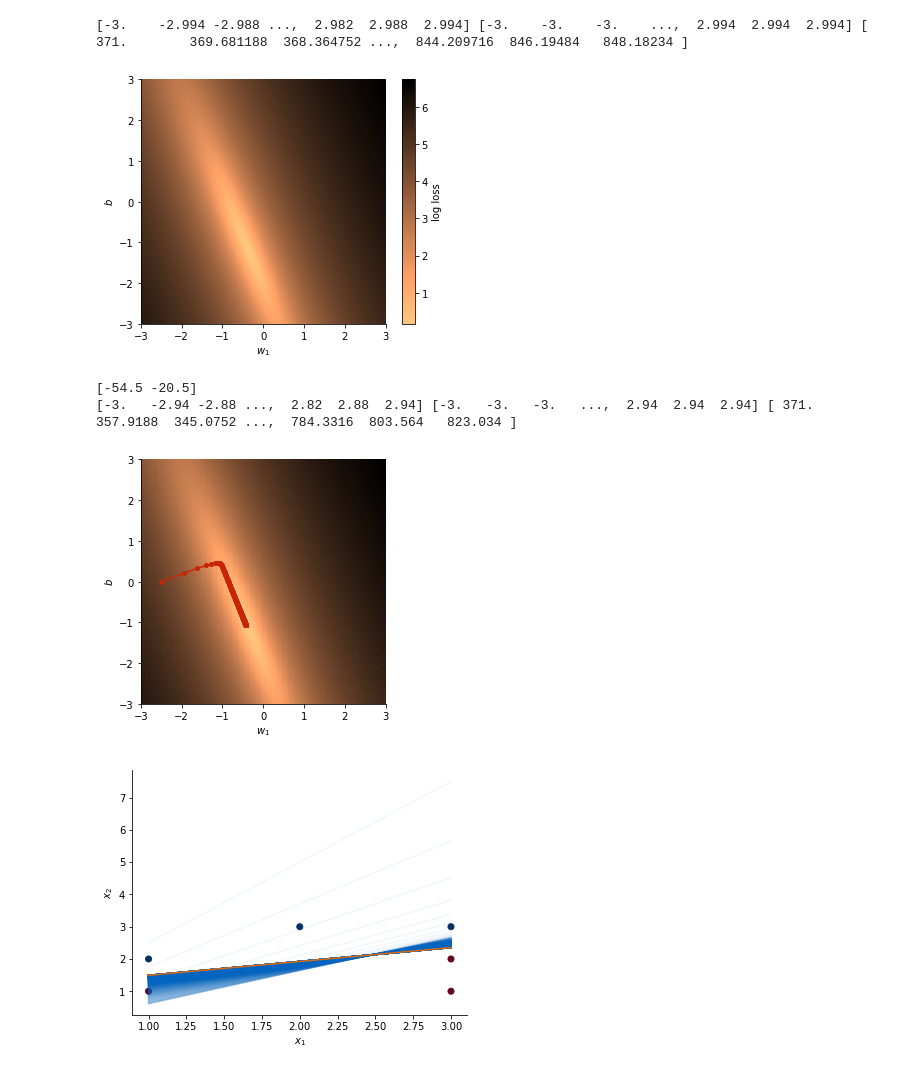
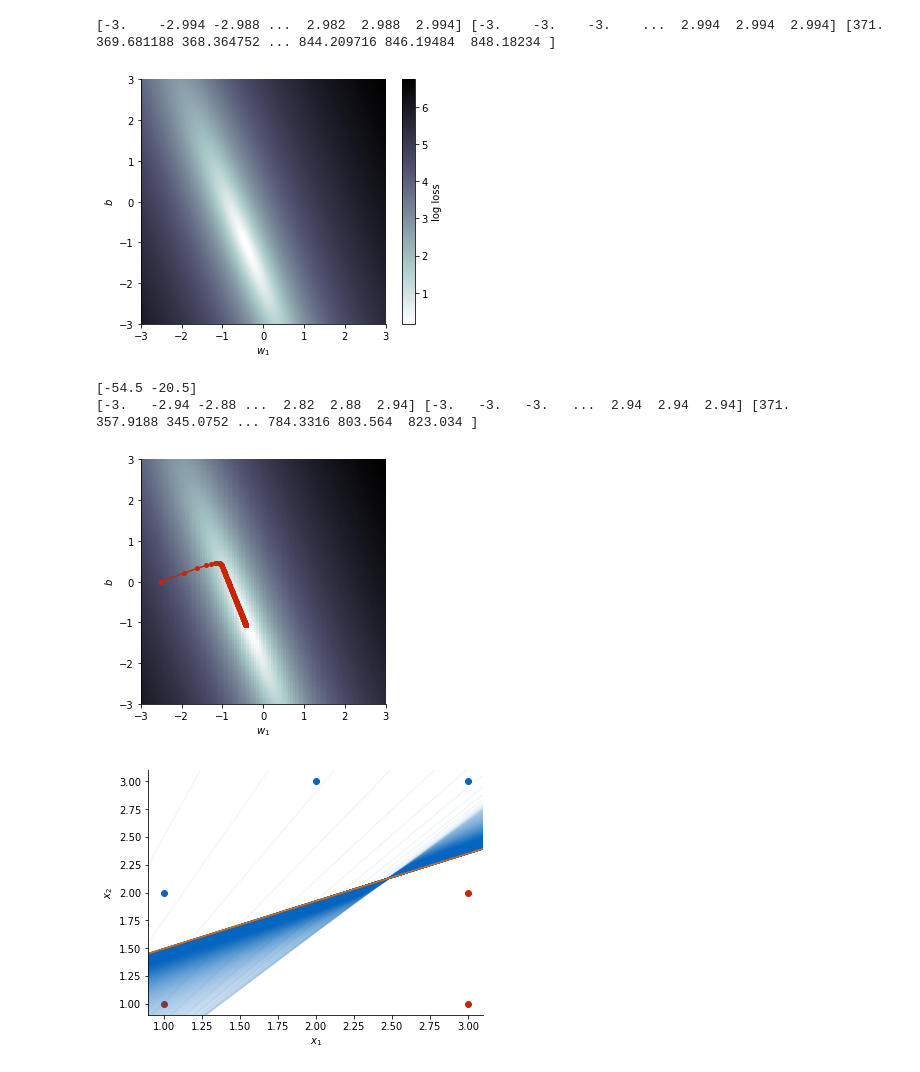
Before and after one commit to mlvu/example-code, a Jupyter notebook: 12 Linear Models 1/Classification.ipynb, the cells around one changed output. Saved outputs shown, nothing was run; the diff lists cells and outputs as text; code cells hidden in the pictures.

Commit message:
Update plots

```diff
--- a/12 Linear Models 1/Classification.ipynb
+++ b/12 Linear Models 1/Classification.ipynb
@@ -146,7 +148,7 @@ losses = losses.reshape(ww.shape)
 plt.figure(figsize=(6, 4.5))
 #plt.scatter(ww.ravel(), bb.ravel(), c=np.log(losses.ravel()), cmap='copper_r')
 #plt.contourf(ww, bb, losses)
-plt.imshow(np.log(losses), origin='lower', extent= wr+br, cmap='copper_r',)
+plt.imshow(np.log(losses), origin='lower', extent= wr+br, cmap='bone_r',)
 
 plt.xlabel('$w_1$')
 plt.ylabel('$b$')
@@ -158,8 +160,8 @@ clean()
 
 plt.savefig('cls-loss-landscape2.pdf')
 # %% [output]
-[-3.    -2.994 -2.988 ...,  2.982  2.988  2.994] [-3.    -3.    -3.    ...,  2.994  2.994  2.994] [ 371.        369.681188  368.364752 ...,  844.209716  846.19484   848.18234 ]
+[-3.    -2.994 -2.988 ...  2.982  2.988  2.994] [-3.    -3.    -3.    ...  2.994  2.994  2.994] [371.       369.681188 368.364752 ... 844.209716 846.19484  848.18234 ]
-[figure, old version]
+[figure, new version]
 # %%
 # same thing, but in a utility function
 def plot_surface():
@@ -181,7 +183,7 @@ def plot_surface():
     # plot the loss landscape
     #plt.scatter(ww.ravel(), bb.ravel(), c=np.log(losses.ravel()))
     #plt.contourf(ww, bb, losses)
-    plt.imshow(np.log(losses), origin='lower', extent= wr+br, cmap='copper_r')
+    plt.imshow(np.log(losses), origin='lower', extent= wr+br, cmap='bone_r')
 
     plt.xlabel('$w_1$')
     plt.ylabel('$b$')
@@ -237,38 +239,42 @@ clean()
 
 plt.savefig('gradient-descent-cls.pdf')
 
 # Plot the model in feature space
 
-xlin = np.linspace(1.0, 3.0, 10)
+xlin = np.linspace(0.0, 3.5, 10)
 
 plt.figure(figsize=(6, 4.5))
 
 l = sequence.shape[0]
 
-plt.scatter(x[:, 0], x[:,1], c=y, cmap='RdBu')
+plt.scatter(x[(0, 2, 3), 0], x[(0, 2, 3), 1], color=BLUE)
+plt.scatter(x[(1, 4, 5), 0], x[(1, 4, 5), 1], color=RED)
 clean(plt.gca())
 
 plt.xlabel('$x_1$')
 plt.ylabel('$x_2$')
 
 for i in range(l):
 
     w1 = sequence[i, 0]
     b = sequence[i, 1]
 
     plt.plot(xlin, - w1 * xlin - b, color=BLUE, alpha= 0.05 + 0.3 * (i/l))
 
 w1 = sequence[-1, 0]
 b = sequence[-1, 1]
 
 plt.plot(xlin, - w1 * xlin - b, color=ORANGE)
 
+plt.xlim(0.9, 3.1)
+plt.ylim(0.9, 3.1)
+
 plt.savefig('gradient-descent-fp-cls.pdf')
 # %% [output]
 [-54.5 -20.5]
-[-3.   -2.94 -2.88 ...,  2.82  2.88  2.94] [-3.   -3.   -3.   ...,  2.94  2.94  2.94] [ 371.      357.9188  345.0752 ...,  784.3316  803.564   823.034 ]
+[-3.   -2.94 -2.88 ...  2.82  2.88  2.94] [-3.   -3.   -3.   ...  2.94  2.94  2.94] [371.     357.9188 345.0752 ... 784.3316 803.564  823.034 ]
-[figure, old version]
+[figure, new version]
-[figure, old version]
+[figure, new version]
 # %%
 # GD search
 def sigmoid(t):
```
Also changed, not shown: parts of 6 cells of this notebook, 28 other files.
